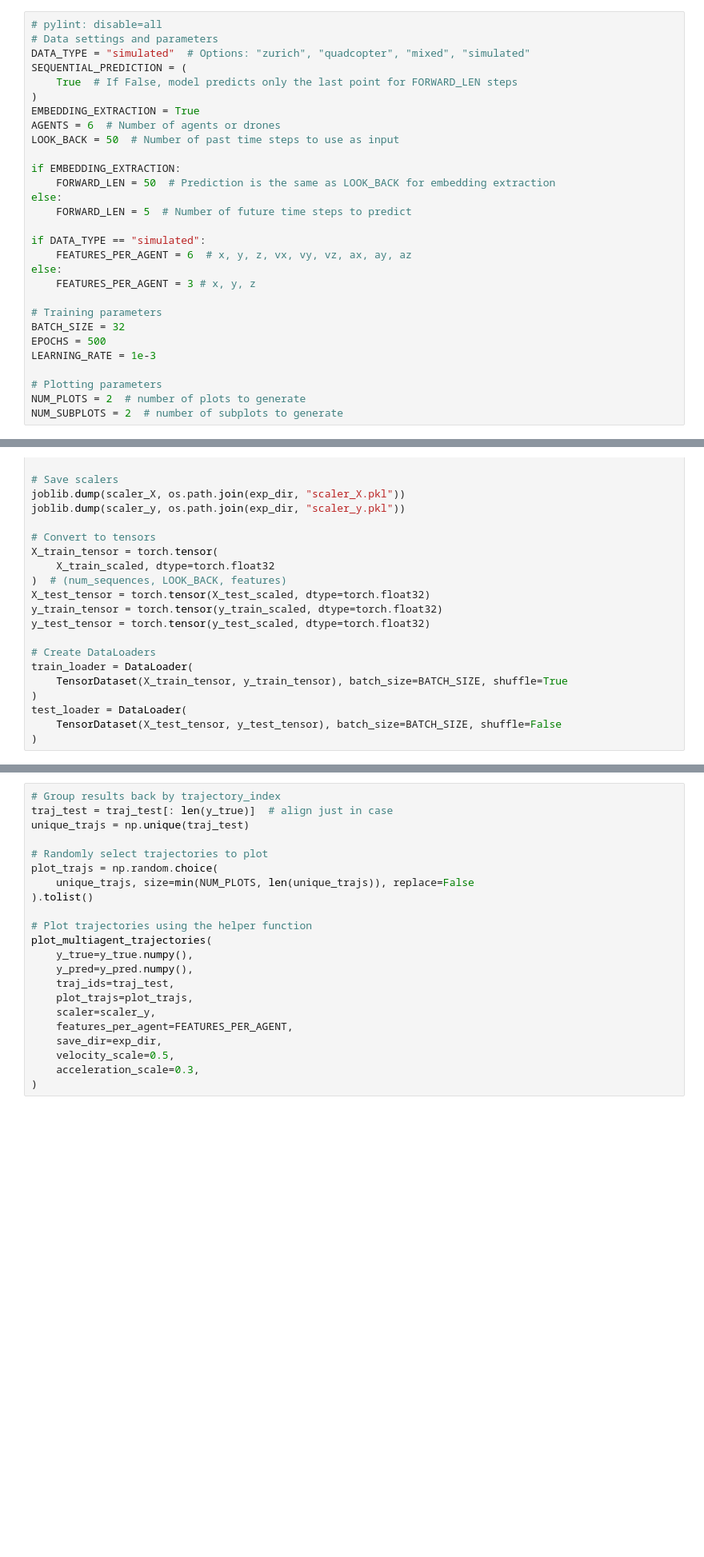
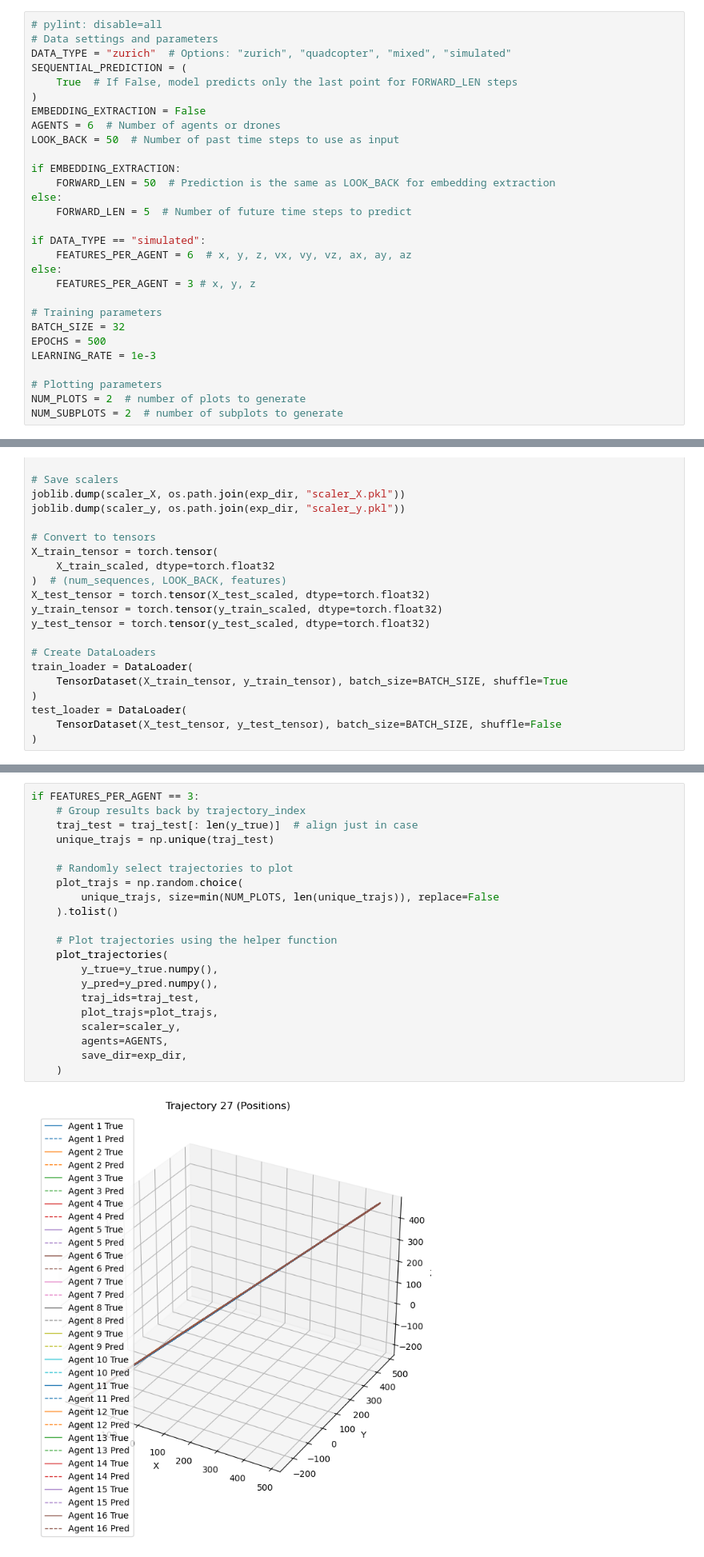
Before and after one commit to Ammmoe/Attention_GRU, a Jupyter notebook: notebooks/train.ipynb, the cells around one changed output, grey strips where cells are left out. Shown: that part at 80% size. Drawn from its saved outputs; the diff is of its cells as text; blank space fills up the shorter version.

Commit message:
fix plot and evaluate issues with pos + vel dataset training

```diff
--- a/notebooks/train.ipynb
+++ b/notebooks/train.ipynb
@@ -23,11 +28,11 @@ from multi_traj_predict.utils.scaler import scale_per_agent
 # %%
 # pylint: disable=all
 # Data settings and parameters
-DATA_TYPE = "simulated"  # Options: "zurich", "quadcopter", "mixed", "simulated"
+DATA_TYPE = "zurich"  # Options: "zurich", "quadcopter", "mixed", "simulated"
 SEQUENTIAL_PREDICTION = (
     True  # If False, model predicts only the last point for FORWARD_LEN steps
 )
-EMBEDDING_EXTRACTION = True
+EMBEDDING_EXTRACTION = False
 AGENTS = 6  # Number of agents or drones
 LOOK_BACK = 50  # Number of past time steps to use as input
 
@@ -378,22 +376,23 @@ logger.info("Config saved to %s", config_path)
 # %%
-# Group results back by trajectory_index
-traj_test = traj_test[: len(y_true)]  # align just in case
-unique_trajs = np.unique(traj_test)
+if FEATURES_PER_AGENT == 3:
+    # Group results back by trajectory_index
+    traj_test = traj_test[: len(y_true)]  # align just in case
+    unique_trajs = np.unique(traj_test)
 
-# Randomly select trajectories to plot
-plot_trajs = np.random.choice(
-    unique_trajs, size=min(NUM_PLOTS, len(unique_trajs)), replace=False
-).tolist()
+    # Randomly select trajectories to plot
+    plot_trajs = np.random.choice(
+        unique_trajs, size=min(NUM_PLOTS, len(unique_trajs)), replace=False
+    ).tolist()
 
-# Plot trajectories using the helper function
-plot_multiagent_trajectories(
-    y_true=y_true.numpy(),
-    y_pred=y_pred.numpy(),
-    traj_ids=traj_test,
-    plot_trajs=plot_trajs,
-    scaler=scaler_y,
-    features_per_agent=FEATURES_PER_AGENT,
-    save_dir=exp_dir,
-    velocity_scale=0.5,
-    acceleration_scale=0.3,
-)
+    # Plot trajectories using the helper function
+    plot_trajectories(
+        y_true=y_true.numpy(),
+        y_pred=y_pred.numpy(),
+        traj_ids=traj_test,
+        plot_trajs=plot_trajs,
+        scaler=scaler_y,
+        agents=AGENTS,
+        save_dir=exp_dir,
+    )
+# %% [output]
+[figure, added]
```
Also changed, not shown: parts of 11 cells of this notebook, 6 other files.
